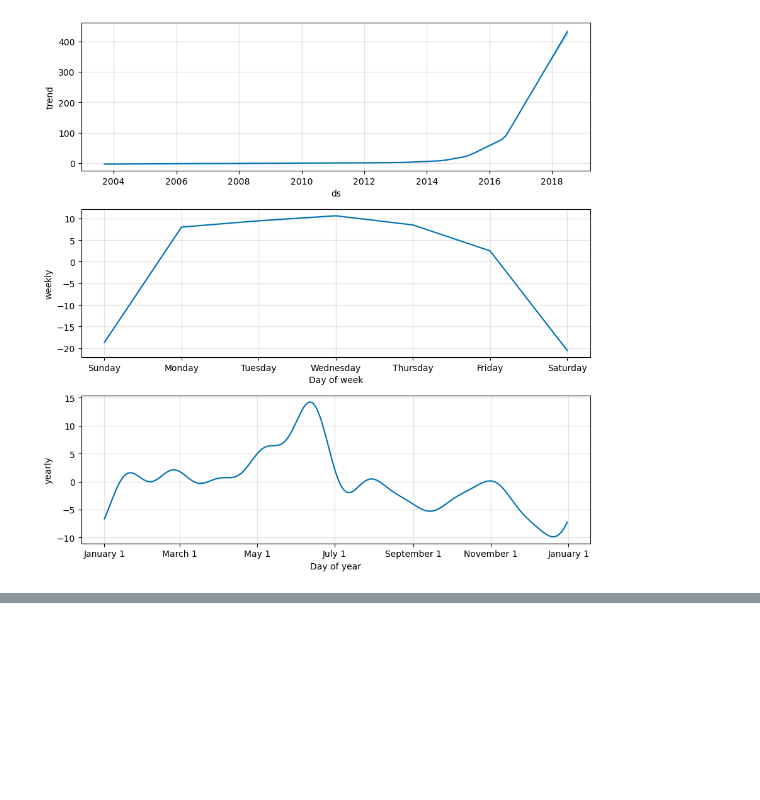
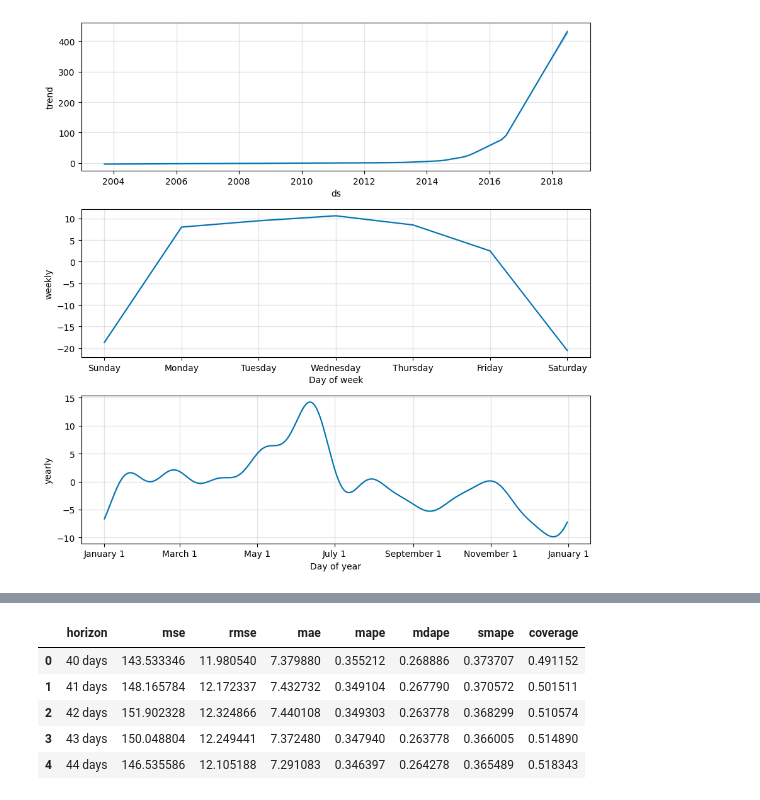
Before and after one commit to jansowa/prophet-examples, a Jupyter notebook: medium.ipynb, the cells around one changed output, grey strips where cells are left out. Saved outputs shown, nothing was run; the diff lists cells and outputs as text; code cells hidden in the pictures; blank space fills up the shorter version.

```diff
--- a/medium.ipynb
+++ b/medium.ipynb
@@ -95,0 +127,11 @@ fig2 = m.plot_components(forecast)
+# %%
+from prophet.diagnostics import performance_metrics
+df_p = performance_metrics(df_cv)
+df_p.head()
+# %% [output]
+|  | horizon | mse | rmse | mae | mape | mdape | smape | coverage |
+| 0 | 40 days | 143.533346 | 11.980540 | 7.379880 | 0.355212 | 0.268886 | 0.373707 | 0.491152 |
+| 1 | 41 days | 148.165784 | 12.172337 | 7.432732 | 0.349104 | 0.267790 | 0.370572 | 0.501511 |
+| 2 | 42 days | 151.902328 | 12.324866 | 7.440108 | 0.349303 | 0.263778 | 0.368299 | 0.510574 |
+| 3 | 43 days | 150.048804 | 12.249441 | 7.372480 | 0.347940 | 0.263778 | 0.366005 | 0.514890 |
+| 4 | 44 days | 146.535586 | 12.105188 | 7.291083 | 0.346397 | 0.264278 | 0.365489 | 0.518343 |
```
Also changed, not shown: parts of 6 cells of this notebook.
